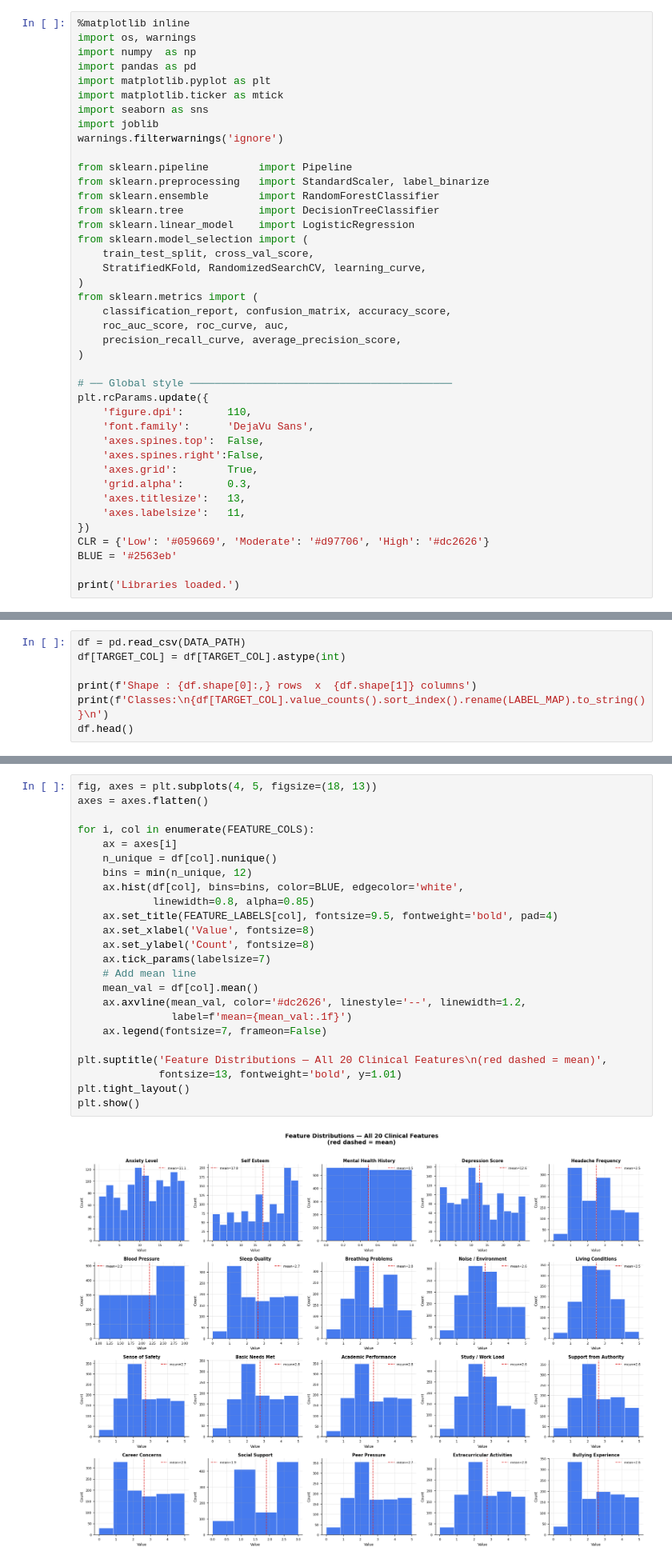
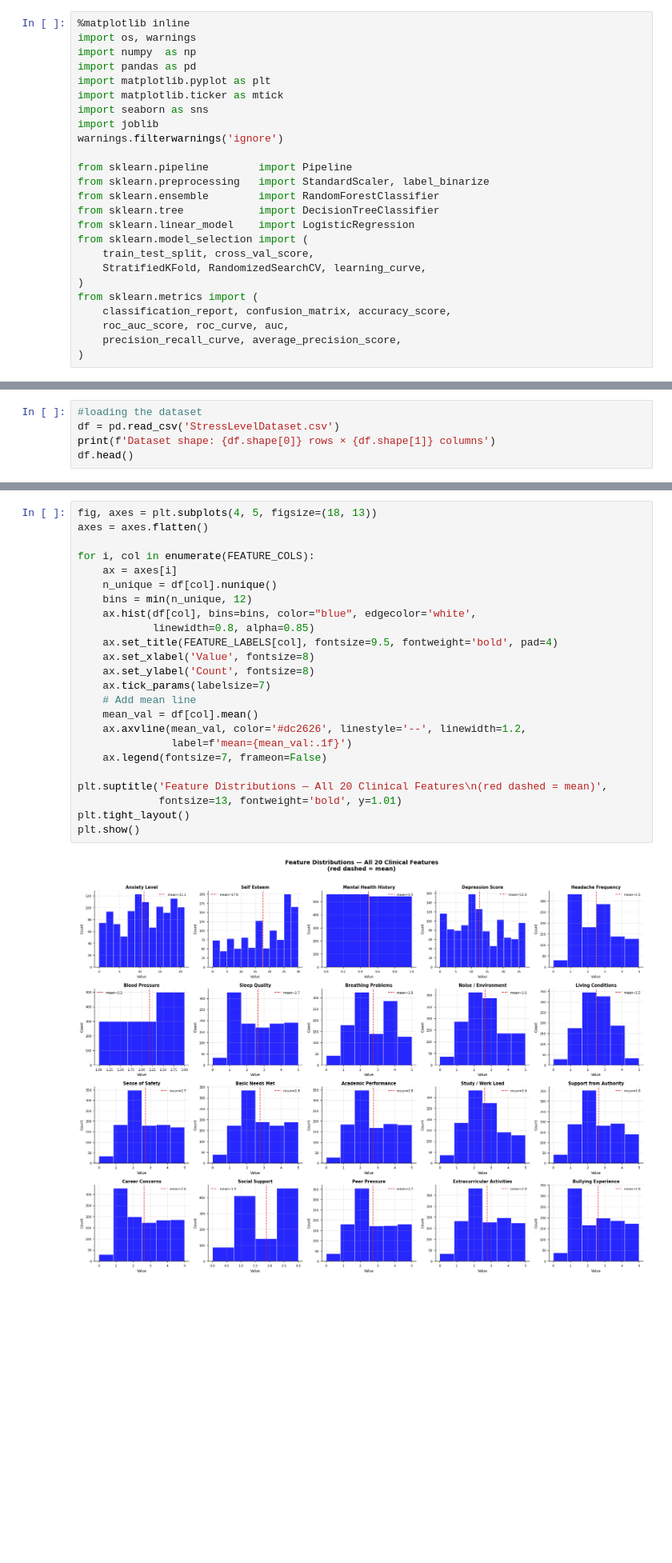
Before and after one commit to carolineehab7/MentalHealthTracker, a Jupyter notebook: backend/train_model.ipynb, the cells around one changed output, grey strips where cells are left out. Shown at 80% size. Saved outputs shown, nothing was run; the diff lists cells and outputs as text; blank space fills up the shorter version.

```diff
--- a/backend/train_model.ipynb
+++ b/backend/train_model.ipynb
@@ -40,19 +40,3 @@ from sklearn.metrics import (
     roc_auc_score, roc_curve, auc,
     precision_recall_curve, average_precision_score,
 )
-
-# ── Global style ──────────────────────────────────────────
-plt.rcParams.update({
-    'figure.dpi':       110,
-    'font.family':      'DejaVu Sans',
-    'axes.spines.top':  False,
-    'axes.spines.right':False,
-    'axes.grid':        True,
-    'grid.alpha':       0.3,
-    'axes.titlesize':   13,
-    'axes.labelsize':   11,
-})
-CLR = {'Low': '#059669', 'Moderate': '#d97706', 'High': '#dc2626'}
-BLUE = '#2563eb'
-
-print('Libraries loaded.')
@@ -108,10 +90,8 @@ print(f'{len(FEATURE_COLS)} features defined.')
 
 Load the dataset and get an initial understanding of its structure, types, and content.
 # %%
-df = pd.read_csv(DATA_PATH)
-df[TARGET_COL] = df[TARGET_COL].astype(int)
-
-print(f'Shape : {df.shape[0]:,} rows  x  {df.shape[1]} columns')
-print(f'Classes:\n{df[TARGET_COL].value_counts().sort_index().rename(LABEL_MAP).to_string()}\n')
+#loading the dataset
+df = pd.read_csv('StressLevelDataset.csv')
+print(f'Dataset shape: {df.shape[0]} rows × {df.shape[1]} columns')
 df.head()
 # %% [output]
@@ -250,29 +230,29 @@ Histograms reveal the **shape, range, and skewness** of each feature. Binary fea
 # %%
 fig, axes = plt.subplots(4, 5, figsize=(18, 13))
 axes = axes.flatten()
 
 for i, col in enumerate(FEATURE_COLS):
     ax = axes[i]
     n_unique = df[col].nunique()
     bins = min(n_unique, 12)
-    ax.hist(df[col], bins=bins, color=BLUE, edgecolor='white',
+    ax.hist(df[col], bins=bins, color="blue", edgecolor='white',
             linewidth=0.8, alpha=0.85)
     ax.set_title(FEATURE_LABELS[col], fontsize=9.5, fontweight='bold', pad=4)
     ax.set_xlabel('Value', fontsize=8)
     ax.set_ylabel('Count', fontsize=8)
     ax.tick_params(labelsize=7)
     # Add mean line
     mean_val = df[col].mean()
     ax.axvline(mean_val, color='#dc2626', linestyle='--', linewidth=1.2,
                label=f'mean={mean_val:.1f}')
     ax.legend(fontsize=7, frameon=False)
 
 plt.suptitle('Feature Distributions — All 20 Clinical Features\n(red dashed = mean)',
              fontsize=13, fontweight='bold', y=1.01)
 plt.tight_layout()
 plt.show()
 # %% [output]
-[figure, old version]
+[figure, new version]
 # %% [markdown]
 ### 2.4 Feature Distributions by Stress Level
 
```
Also changed, not shown: parts of 8 cells of this notebook, 1 other file.
